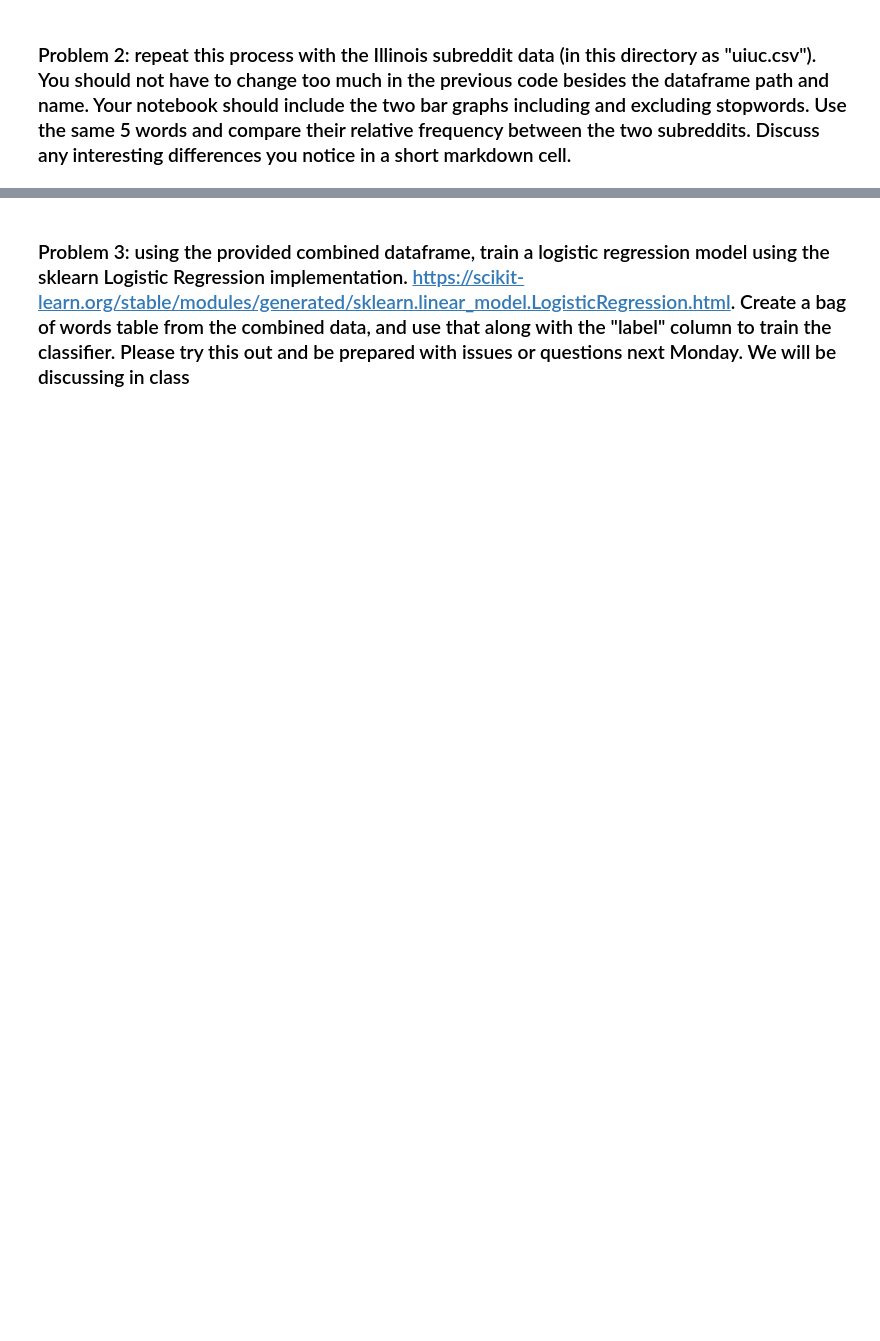
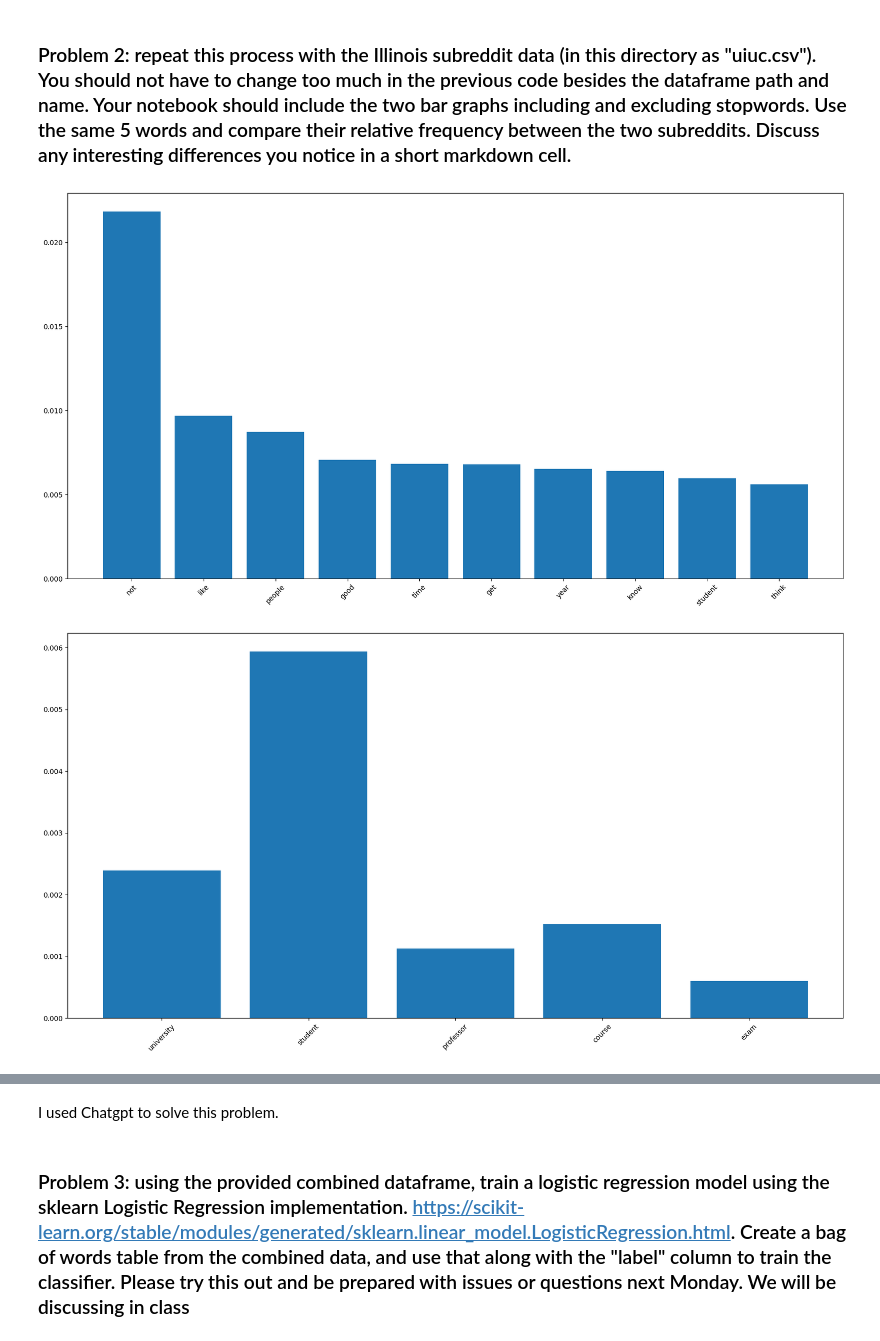
Before and after one commit to On0ne/project1-counting-words, a Jupyter notebook: project1.ipynb, the cells around one changed output, grey strips where cells are left out. Drawn from its saved outputs; the diff is of its cells as text; code cells hidden in the pictures; blank space fills up the shorter version.

```diff
--- a/project1.ipynb
+++ b/project1.ipynb
@@ -268,0 +268,69 @@ uiuc=pd.read_csv("uiuc.csv")
+# %%
+uiuc=pd.read_csv("uiuc.csv")
+uiuc
+
+def clean(text):
+
+    text = ' '.join(text.split())
+
+    text = text.lower()
+
+    text = ''.join([char for char in text if char.isalpha() or char.isspace()])
+    return text
+
+uiuc['cleaned_text'] = uiuc['text'].apply(clean)
+uiuc['cleaned_text'][0]
+uiuc['text'][0]
+
+vectorizer = CountVectorizer()
+bag_of_words = vectorizer.fit_transform(uiuc['cleaned_text'])
+
+bow_df = pd.DataFrame(bag_of_words.toarray(), columns=vectorizer.get_feature_names_out())
+bow_df
+
+word_counts = bow_df.sum()
+word_counts = word_counts.sort_values(ascending=False)
+word_counts
+
+def lemmatize(text):
+
+   doc = language_model(text)
+   tokens = [token.lemma_ for token in doc if not (token.is_stop or token.is_punct)]
+
+   return ' '.join(tokens)
+
+uiuc['lemmatized_text'] = uiuc['cleaned_text'].apply(lemmatize)
+vectorizer = CountVectorizer(min_df=3, max_df=0.2, ngram_range=(1,2))
+bag_of_words = vectorizer.fit_transform(uiuc['lemmatized_text'])
+
+bow_df = pd.DataFrame(bag_of_words.toarray(), columns=vectorizer.get_feature_names_out())
+word_counts = bow_df.sum()
+word_counts = word_counts.sort_values(ascending=False)
+word_counts
+
+word_counts = word_counts / word_counts.sum()
+
+plot_list = word_counts.head(10)
+plt.figure(figsize=(20,10))
+plt.bar(plot_list.index, plot_list.values)
+plt.xticks(rotation=45)
+plt.show()
+
+plot_list=word_counts[["university", "student", "professor", "course", "exam"]]
+
+
+plt.figure(figsize=(20,10))
+plt.bar(plot_list.index, plot_list.values)
+plt.xticks(rotation=45)
+plt.show()
+
+plot_2=word_counts[["history", "business", "computer science", "cs", "computer"]]
+
+
+plt.figure(figsize=(20,10))
+plt.bar(plot_2.index, plot_2.values)
+plt.xticks(rotation=45)
+plt.show()
+# %% [output]
+[figure, added]
+[figure, added]
@@ -269,3 +338,5 @@ uiuc=pd.read_csv("uiuc.csv")
+# %% [markdown]
+I used Chatgpt to solve this problem.
 # %% [markdown]
 ### Problem 3: using the provided combined dataframe, train a logistic regression model using the sklearn Logistic Regression implementation. https://scikit-learn.org/stable/modules/generated/sklearn.linear_model.LogisticRegression.html. Create a bag of words table from the combined data, and use that along with the "label" column to train the classifier. Please try this out and be prepared with issues or questions next Monday. We will be discussing in class
 # %%
```
Also changed, not shown: parts of 24 cells of this notebook.
